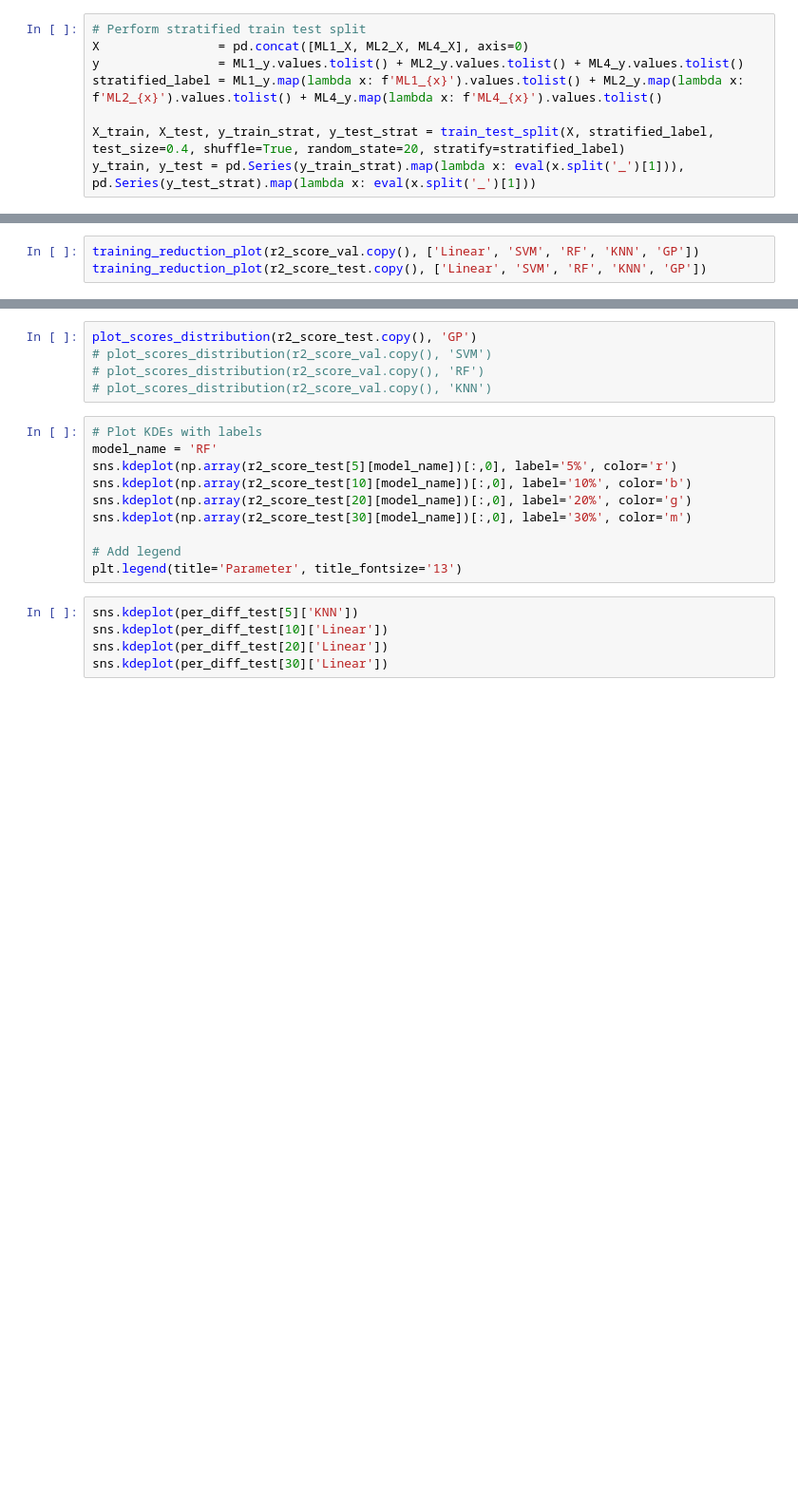
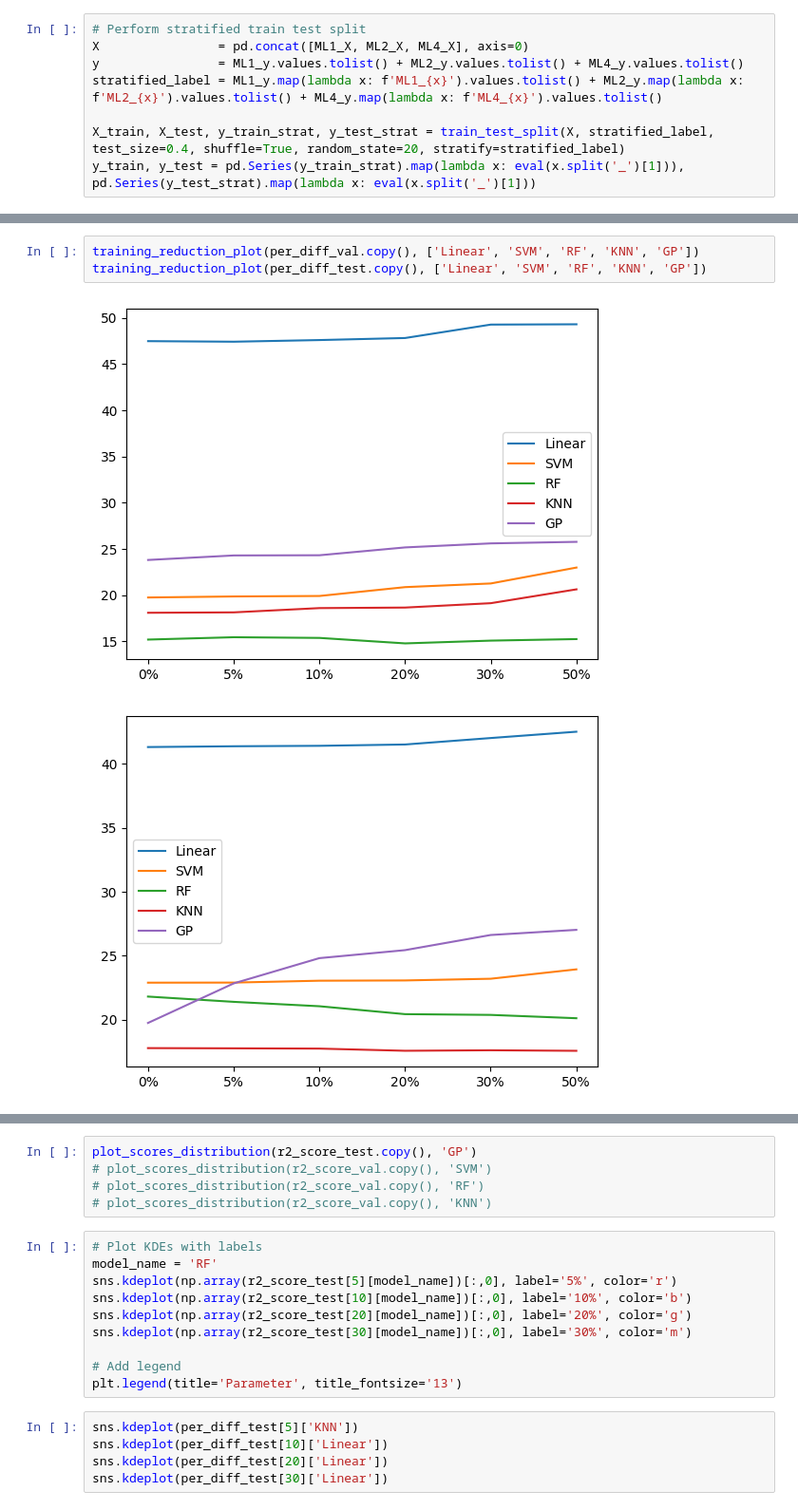
Before and after one commit to ramseylab/vgramreg, a Jupyter notebook: notebooks/Model_Stability_Check.ipynb, the cells around one changed output, grey strips where cells are left out. Shown at 95% size. Saved outputs shown, nothing was run; the diff lists cells and outputs as text; blank space fills up the shorter version.

```diff
--- a/notebooks/Model_Stability_Check.ipynb
+++ b/notebooks/Model_Stability_Check.ipynb
@@ -181,3 +189,6 @@ box_plot(r2_score_val.copy(), ['Linear', 'SVM', 'RF', 'KNN', 'GP'])
 # %%
-training_reduction_plot(r2_score_val.copy(), ['Linear', 'SVM', 'RF', 'KNN', 'GP'])
-training_reduction_plot(r2_score_test.copy(), ['Linear', 'SVM', 'RF', 'KNN', 'GP'])
+training_reduction_plot(per_diff_val.copy(), ['Linear', 'SVM', 'RF', 'KNN', 'GP'])
+training_reduction_plot(per_diff_test.copy(), ['Linear', 'SVM', 'RF', 'KNN', 'GP'])
+# %% [output]
+[figure, added]
+[figure, added]
```
Also changed, not shown: parts of 17 cells of this notebook.
